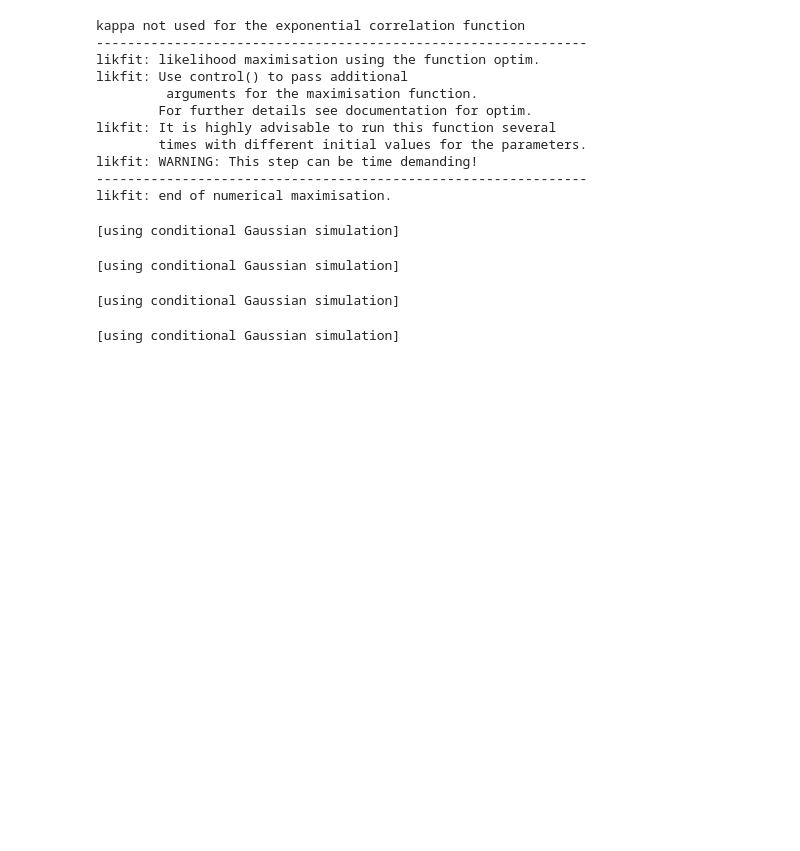
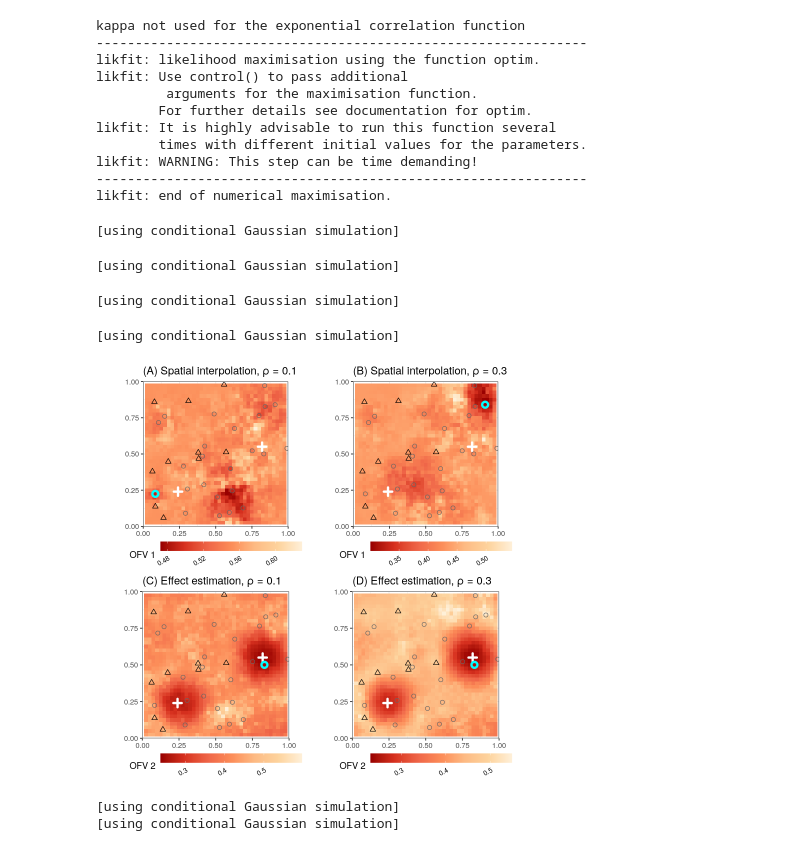
Before and after one commit to tin6150/DIOS_demonstration, a Jupyter notebook: code/jupyter_R_DIOS_demo.ipynb, the cells around one changed output. Cells and saved outputs as stored; diff of their text form; code cells hidden in the pictures; blank space fills up the shorter version.

```diff
--- a/code/jupyter_R_DIOS_demo.ipynb
+++ b/code/jupyter_R_DIOS_demo.ipynb
@@ -513,0 +608,40 @@ stopCluster(cl)
+# %%
+Figure3C <- ggplot() +
+  geom_tile(data = OFV01.agg, aes(x = x, y = y, fill =  OFV2)) +
+  geom_point(data = center1, aes(x = x, y = y), shape = 3, size = 2, col = "white", stroke = 2) +
+  geom_point(data = center2, aes(x = x, y = y), shape = 3, size = 2, col = "white", stroke = 2) +
+  geom_point(data = coord.sampled, aes(x, y), shape = 2, size = 2) +
+  geom_point(data = coord.unsampled[-which.min(coord.unsampled$OFV2.01),], aes(x, y), size = 2, col = "gray40", shape = 1) +
+  geom_point(data = coord.unsampled[which.min(coord.unsampled$OFV2.01),], aes(x = x, y = y), size = 2, col = "cyan", shape = 1, stroke = 2) +
+  scale_fill_distiller(palette = "OrRd", direction = -1) +
+  scale_color_manual(values = c("grey","black")) +
+  scale_x_continuous(limits = c(0,1), expand = c(0,0)) +
+  scale_y_continuous(limits = c(0,1), expand = c(0,0))+
+  labs(fill = "OFV 2", x = "", y = "") +
+  ggtitle("(C) Effect estimation, ρ = 0.1") +
+  coord_equal() +
+  theme_bw()+
+  theme(legend.position="bottom", legend.key.width = unit(1.2,"cm"), legend.key.height = unit(0.4,"cm"), legend.margin=margin(-20,0,0,0)) +
+  guides(color = FALSE, size = guide_legend(nrow = 2, byrow = TRUE), fill = guide_colourbar(label.theme = element_text(angle = 30, hjust = 1, size = 8), reverse = FALSE))
+# %%
+Figure3D <- ggplot() +
+  geom_tile(data = OFV03.agg, aes(x = x, y = y, fill =  OFV2)) +
+  geom_point(data = center1, aes(x = x, y = y), shape = 3, size = 2, col = "white", stroke = 2) +
+  geom_point(data = center2, aes(x = x, y = y), shape = 3, size = 2, col = "white", stroke = 2) +
+  geom_point(data = coord.sampled, aes(x, y), shape = 2, size = 2) +
+  geom_point(data = coord.unsampled[-which.min(coord.unsampled$OFV2.03),], aes(x, y), size = 2, col = "gray40", shape = 1) +
+  geom_point(data = coord.unsampled[which.min(coord.unsampled$OFV2.03),], aes(x = x, y = y), size = 2, col = "cyan", shape = 1, stroke = 2) +
+  scale_fill_distiller(palette = "OrRd", direction = -1) +
+  scale_color_manual(values = c("grey","black")) +
+  scale_x_continuous(limits = c(0,1), expand = c(0,0)) +
+  scale_y_continuous(limits = c(0,1), expand = c(0,0))+
+  labs(fill = "OFV 2", x = "", y = "") +
+  ggtitle("(D) Effect estimation, ρ = 0.3") +
+  coord_equal() +
+  theme_bw()+
+  theme(legend.position="bottom", legend.key.width = unit(1.2,"cm"), legend.key.height = unit(0.4,"cm"), legend.margin=margin(-20,0,0,0)) +
+  guides(size = guide_legend(nrow = 2, byrow = TRUE), fill = guide_colourbar(label.theme = element_text(angle = 30, hjust = 1, size = 8), reverse = FALSE))
+# %%
+plot_grid(Figure3A, Figure3B, Figure3C, Figure3D)
+# %% [output]
+[figure, added]
@@ -513,0 +681,9 @@ stopCluster(cl)
+# %%
+krige0.1 <- krige(logYValue0.1 ~ Xvalue, coord.sampled.sp, coord.grid, model = vgm(psill = Y.sigmas^2, model = "Exp", range = Y.range[1], nugget = Y.sigmad^2), nsim = 1, nmax = 60, beta = c(beta0, beta1))
+krige0.3 <- krige(logYValue0.3 ~ Xvalue, coord.sampled.sp, coord.grid, model = vgm(psill = Y.sigmas^2, model = "Exp", range = Y.range[2], nugget = Y.sigmad^2), nsim = 1, nmax = 60, beta = c(beta0, beta1))
+
+X.coord$Y0.1 <- krige0.1$sim1
+X.coord$Y0.3 <- krige0.3$sim1
+# %% [output]
+[using conditional Gaussian simulation]
+[using conditional Gaussian simulation]
```
Also changed, not shown: parts of 25 cells of this notebook.
